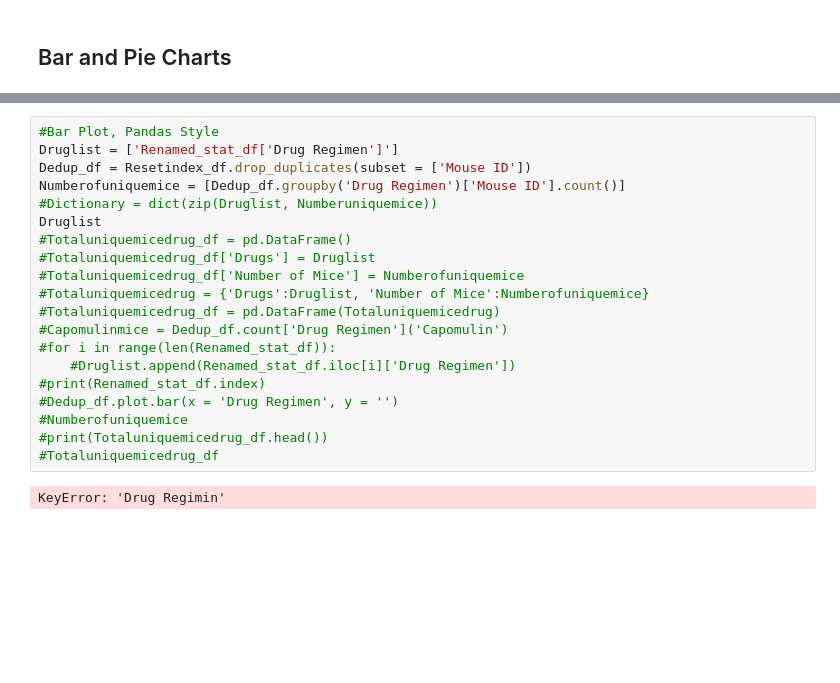
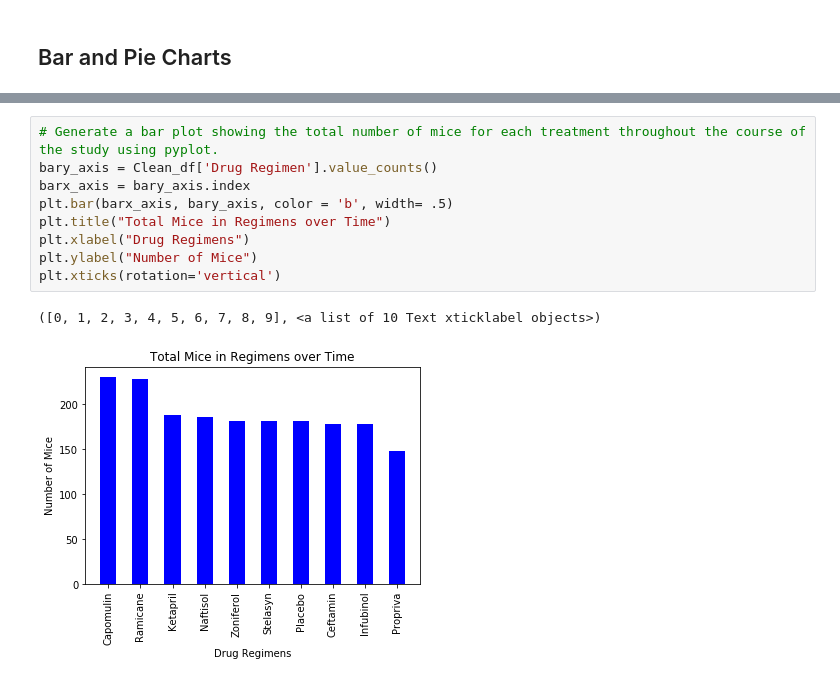
Before and after one commit to blackdenarius307/Matplotlib-Challenge, a Jupyter notebook: The Power of Plots.ipynb, the cells around one changed output, grey strips where cells are left out. Saved outputs shown, nothing was run; the diff lists cells and outputs as text; blank space fills up the shorter version.

```diff
--- a/The Power of Plots.ipynb
+++ b/The Power of Plots.ipynb
@@ -130,22 +133,12 @@ clean_df['Drug Regimen'].value_counts().plot(kind='bar')
-# %%
-#Bar Plot, Pandas Style
-Druglist = ['Renamed_stat_df['Drug Regimen']']
-Dedup_df = Resetindex_df.drop_duplicates(subset = ['Mouse ID'])
-Numberofuniquemice = [Dedup_df.groupby('Drug Regimen')['Mouse ID'].count()]
-#Dictionary = dict(zip(Druglist, Numberuniquemice))
-Druglist
-#Totaluniquemicedrug_df = pd.DataFrame()
-#Totaluniquemicedrug_df['Drugs'] = Druglist
-#Totaluniquemicedrug_df['Number of Mice'] = Numberofuniquemice
-#Totaluniquemicedrug = {'Drugs':Druglist, 'Number of Mice':Numberofuniquemice}
-#Totaluniquemicedrug_df = pd.DataFrame(Totaluniquemicedrug)
-#Capomulinmice = Dedup_df.count['Drug Regimen']('Capomulin')
-#for i in range(len(Renamed_stat_df)):
-    #Druglist.append(Renamed_stat_df.iloc[i]['Drug Regimen'])
-#print(Renamed_stat_df.index)
-#Dedup_df.plot.bar(x = 'Drug Regimen', y = '')
-#Numberofuniquemice
-#print(Totaluniquemicedrug_df.head())
-#Totaluniquemicedrug_df
-# %% [output]
-KeyError: 'Drug Regimin'
+# %%
+# Generate a bar plot showing the total number of mice for each treatment throughout the course of the study using pyplot.
+bary_axis = Clean_df['Drug Regimen'].value_counts()
+barx_axis = bary_axis.index
+plt.bar(barx_axis, bary_axis, color = 'b', width= .5)
+plt.title("Total Mice in Regimens over Time")
+plt.xlabel("Drug Regimens")
+plt.ylabel("Number of Mice")
+plt.xticks(rotation='vertical')
+# %% [output]
+([0, 1, 2, 3, 4, 5, 6, 7, 8, 9], <a list of 10 Text xticklabel objects>)
+[figure, added]
```
Also changed, not shown: parts of 7 cells of this notebook.
